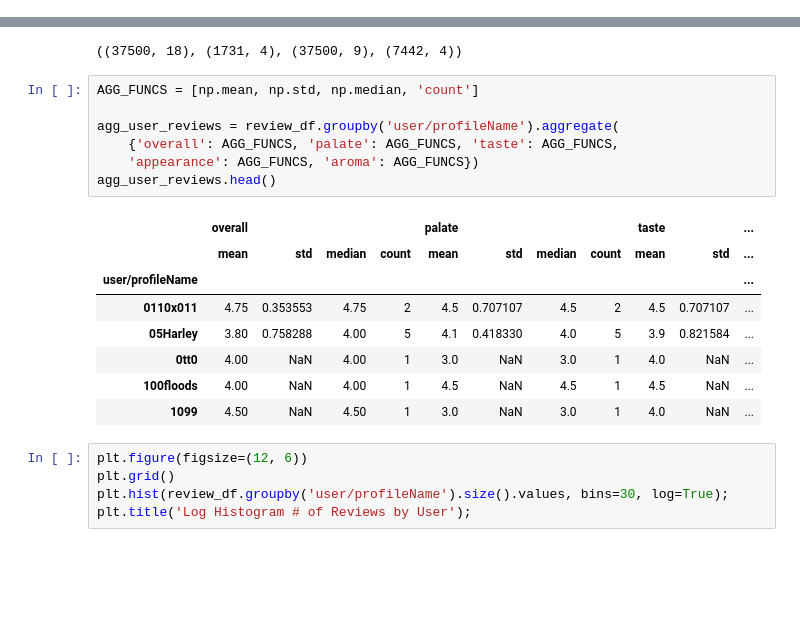
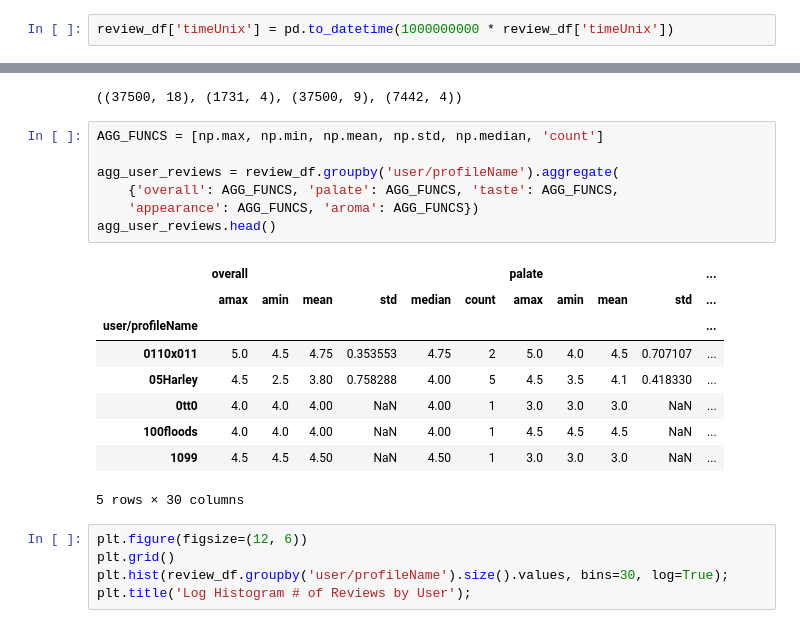
Before and after one commit to kschandr/DataProj2, a Jupyter notebook: InitialExploration.ipynb, the cells around one changed output, grey strips where cells are left out. Saved outputs shown, nothing was run; the diff lists cells and outputs as text; blank space fills up the shorter version.

```diff
--- a/InitialExploration.ipynb
+++ b/InitialExploration.ipynb
@@ -35,26 +35,29 @@ user_df = df[USER_COLUMNS].rename(
     columns={'user/ageInSeconds': 'ageInSeconds', 'user/birthdayRaw': 'birthdayRaw',
              'user/birthdayUnix': 'birthdayUnix', 'user/gender': 'gender',
              'user/profileName': 'profileName'}).drop_duplicates().set_index('profileName')
+# %%
+review_df['timeUnix'] = pd.to_datetime(1000000000 * review_df['timeUnix'])
 # %%
 df.shape, beer_df.shape, review_df.shape, user_df.shape
 # %% [output]
 ((37500, 18), (1731, 4), (37500, 9), (7442, 4))
 # %%
-AGG_FUNCS = [np.mean, np.std, np.median, 'count']
+AGG_FUNCS = [np.max, np.min, np.mean, np.std, np.median, 'count']
 
 agg_user_reviews = review_df.groupby('user/profileName').aggregate(
     {'overall': AGG_FUNCS, 'palate': AGG_FUNCS, 'taste': AGG_FUNCS,
     'appearance': AGG_FUNCS, 'aroma': AGG_FUNCS})
 agg_user_reviews.head()
 # %% [output]
-|  | overall |  |  |  | palate |  |  |  | taste |  | ... |
-|  | mean | std | median | count | mean | std | median | count | mean | std | ... |
+|  | overall |  |  |  |  |  | palate |  |  |  | ... |
+|  | amax | amin | mean | std | median | count | amax | amin | mean | std | ... |
 | user/profileName |  |  |  |  |  |  |  |  |  |  | ... |
-| 0110x011 | 4.75 | 0.353553 | 4.75 | 2 | 4.5 | 0.707107 | 4.5 | 2 | 4.5 | 0.707107 | ... |
-| 05Harley | 3.80 | 0.758288 | 4.00 | 5 | 4.1 | 0.418330 | 4.0 | 5 | 3.9 | 0.821584 | ... |
-| 0tt0 | 4.00 | NaN | 4.00 | 1 | 3.0 | NaN | 3.0 | 1 | 4.0 | NaN | ... |
-| 100floods | 4.00 | NaN | 4.00 | 1 | 4.5 | NaN | 4.5 | 1 | 4.5 | NaN | ... |
-| 1099 | 4.50 | NaN | 4.50 | 1 | 3.0 | NaN | 3.0 | 1 | 4.0 | NaN | ... |
+| 0110x011 | 5.0 | 4.5 | 4.75 | 0.353553 | 4.75 | 2 | 5.0 | 4.0 | 4.5 | 0.707107 | ... |
+| 05Harley | 4.5 | 2.5 | 3.80 | 0.758288 | 4.00 | 5 | 4.5 | 3.5 | 4.1 | 0.418330 | ... |
+| 0tt0 | 4.0 | 4.0 | 4.00 | NaN | 4.00 | 1 | 3.0 | 3.0 | 3.0 | NaN | ... |
+| 100floods | 4.0 | 4.0 | 4.00 | NaN | 4.00 | 1 | 4.5 | 4.5 | 4.5 | NaN | ... |
+| 1099 | 4.5 | 4.5 | 4.50 | NaN | 4.50 | 1 | 3.0 | 3.0 | 3.0 | NaN | ... |
+5 rows × 30 columns
 # %%
 plt.figure(figsize=(12, 6))
 plt.grid()
```
Also changed, not shown: parts of 9 cells of this notebook.
